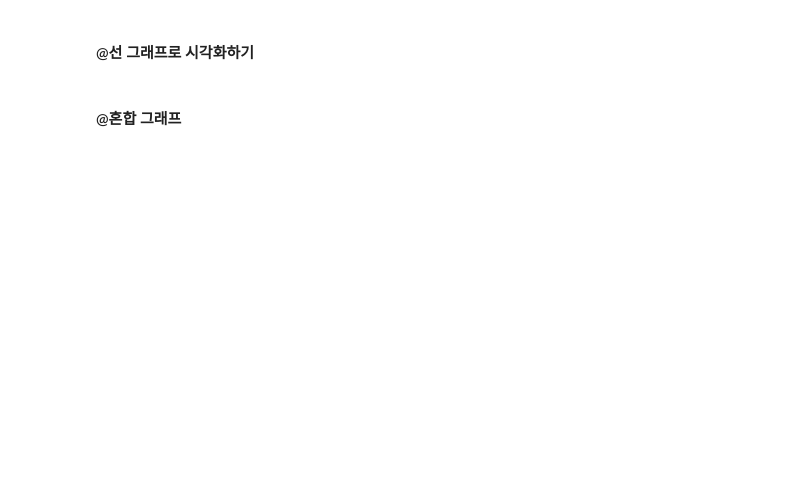
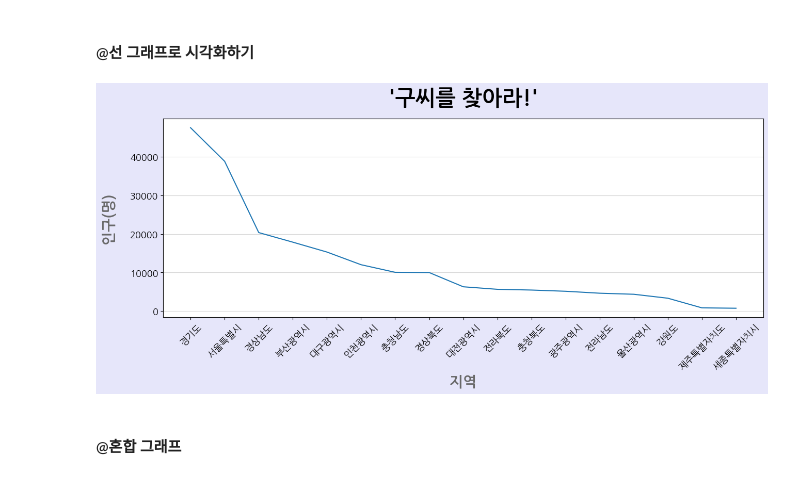
Before and after one commit to y109240/dataAnalysis, a Jupyter notebook: 데이터분석_공공데이터_구씨를찾아라.ipynb, the cells around one changed output. Saved outputs shown, nothing was run; the diff lists cells and outputs as text; code cells hidden in the pictures; blank space fills up the shorter version.

```diff
--- a/데이터분석_공공데이터_구씨를찾아라.ipynb
+++ b/데이터분석_공공데이터_구씨를찾아라.ipynb
@@ -337,26 +423,24 @@ plt.show() # 그래프 그리기
 # %%
 import matplotlib.pyplot as plt
 
-plt.rc('font', family='Malgun Gothic')          # (win)한글 폰트
-# plt.rc('font', family='NanumBarunGothic')       # (코랩)한글 폰트
+# 1. 그래프 데이터 지정하기 (x축, y축)
+x = df_goo_group.index
+y = df_goo_group.인구
 
-# 1.그래프 데이터 지정하기(X축, Y축)
-x = df_goo_group.index     # 지역
-y = df_goo_group['인구']   # 인구수
-
-# 2.그래프 그리기 (선그래프 그리기)
-plt.figure(figsize = (15, 5), facecolor = 'lavender') # 그래프 크기와 색상
-        # 선 그래프 그리기
+# 2. 선그래프 그리기
+plt.figure(figsize=(15,5), facecolor='lavender')
+plt.plot(x, y)
 
 # 3. 그래프 꾸미기
-plt.title('"구씨를 찾아라"', pad = 20,                # 그래프 제목
-          fontdict = {'size':30, 'color':'black', 'weight':'bold'})
-plt.xlabel('지역', fontdict = {'size': 20, 'color': 'dimgray', 'weight': 'bold'})
-plt.ylabel('인구(명)', fontdict = {'size': 20, 'color': 'dimgray', 'weight': 'bold'}, labelpad = 20)
-plt.xticks(rotation = 45)                   # X축 레이블 회전
-plt.grid(True, axis = 'y', alpha = 0.5)    # 그래프에 그리드 표현하기
-
-plt.show() # 그래프 그리기
+plt.title("'구씨를 찾아라!'", pad=20,
+          fontdict={'size':30, 'color':'black', 'weight':'bold'})
+plt.xlabel('지역', fontdict={'size':20, 'color':'dimgray', 'weight':'bold'})
+plt.ylabel('인구(명)', fontdict={'size':20, 'color':'dimgray', 'weight':'bold'}, labelpad=20)
+plt.xticks(rotation=45)
+plt.grid(True, axis='y', alpha=0.5)
+plt.show()
+# %% [output]
+[figure, added]
 # %% [markdown]
 #### @혼합 그래프
 # %%
```
Also changed, not shown: parts of 16 cells of this notebook.
